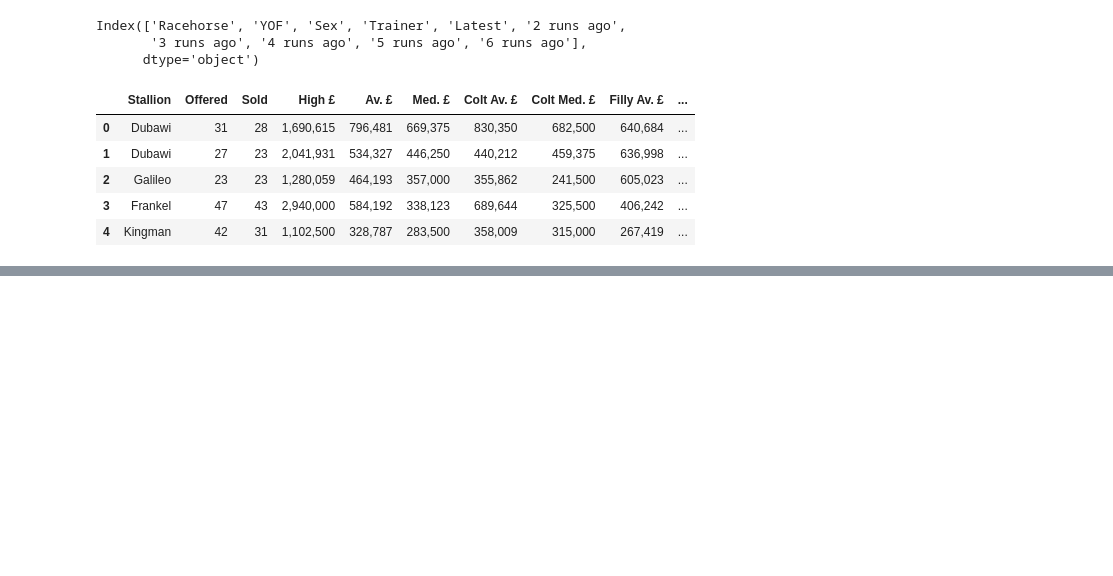
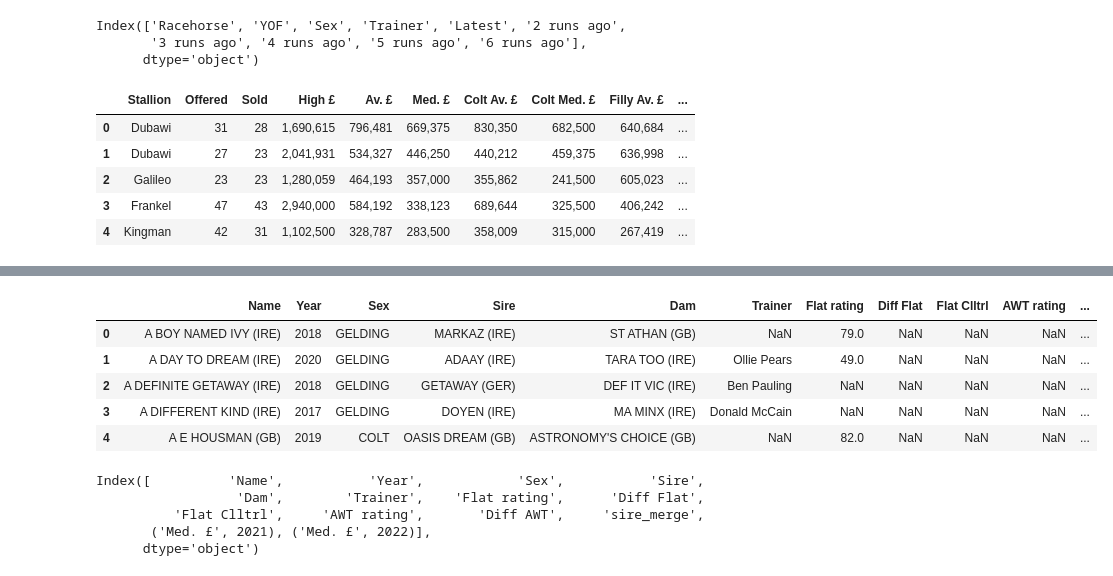
Before and after one commit to samkirwanppb/UCDPA_SamKirwan, a Jupyter notebook: fee_scraper.ipynb, the cells around one changed output, grey strips where cells are left out. Drawn from its saved outputs; the diff is of its cells as text; code cells hidden in the pictures; blank space fills up the shorter version.

```diff
--- a/fee_scraper.ipynb
+++ b/fee_scraper.ipynb
@@ -198,0 +199,10 @@ yearling_sales.head()
+# %%
+ratings['sire_merge'] = ratings['Sire'].str.split("(").str[0].str.strip().str.capitalize()
+ratings.head()
+# %% [output]
+|  | Name | Year | Sex | Sire | Dam | Trainer | Flat rating | Diff Flat | Flat Clltrl | AWT rating | ... |
+| 0 | A BOY NAMED IVY (IRE) | 2018 | GELDING | MARKAZ (IRE) | ST ATHAN (GB) | NaN | 79.0 | NaN | NaN | NaN | ... |
+| 1 | A DAY TO DREAM (IRE) | 2020 | GELDING | ADAAY (IRE) | TARA TOO (IRE) | Ollie Pears | 49.0 | NaN | NaN | NaN | ... |
+| 2 | A DEFINITE GETAWAY (IRE) | 2018 | GELDING | GETAWAY (GER) | DEF IT VIC (IRE) | Ben Pauling | NaN | NaN | NaN | NaN | ... |
+| 3 | A DIFFERENT KIND (IRE) | 2017 | GELDING | DOYEN (IRE) | MA MINX (IRE) | Donald McCain | NaN | NaN | NaN | NaN | ... |
+| 4 | A E HOUSMAN (GB) | 2019 | COLT | OASIS DREAM (GB) | ASTRONOMY'S CHOICE (GB) | NaN | 82.0 | NaN | NaN | NaN | ... |
@@ -198,0 +211,8 @@ yearling_sales.head()
+# %%
+merged_data.columns
+# %% [output]
+Index([          'Name',           'Year',            'Sex',           'Sire',
+                  'Dam',        'Trainer',    'Flat rating',      'Diff Flat',
+          'Flat Clltrl',     'AWT rating',       'Diff AWT',     'sire_merge',
+       ('Med. £', 2021), ('Med. £', 2022)],
+      dtype='object')
```
Also changed, not shown: parts of 18 cells of this notebook.
